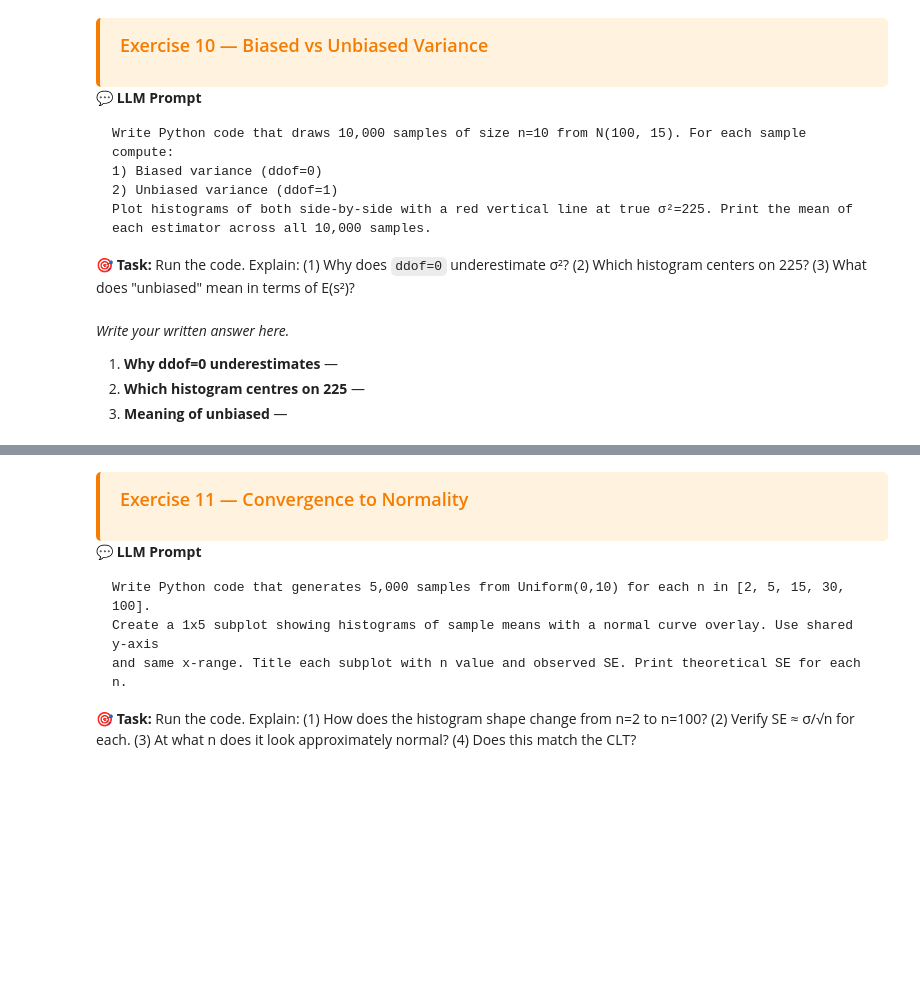
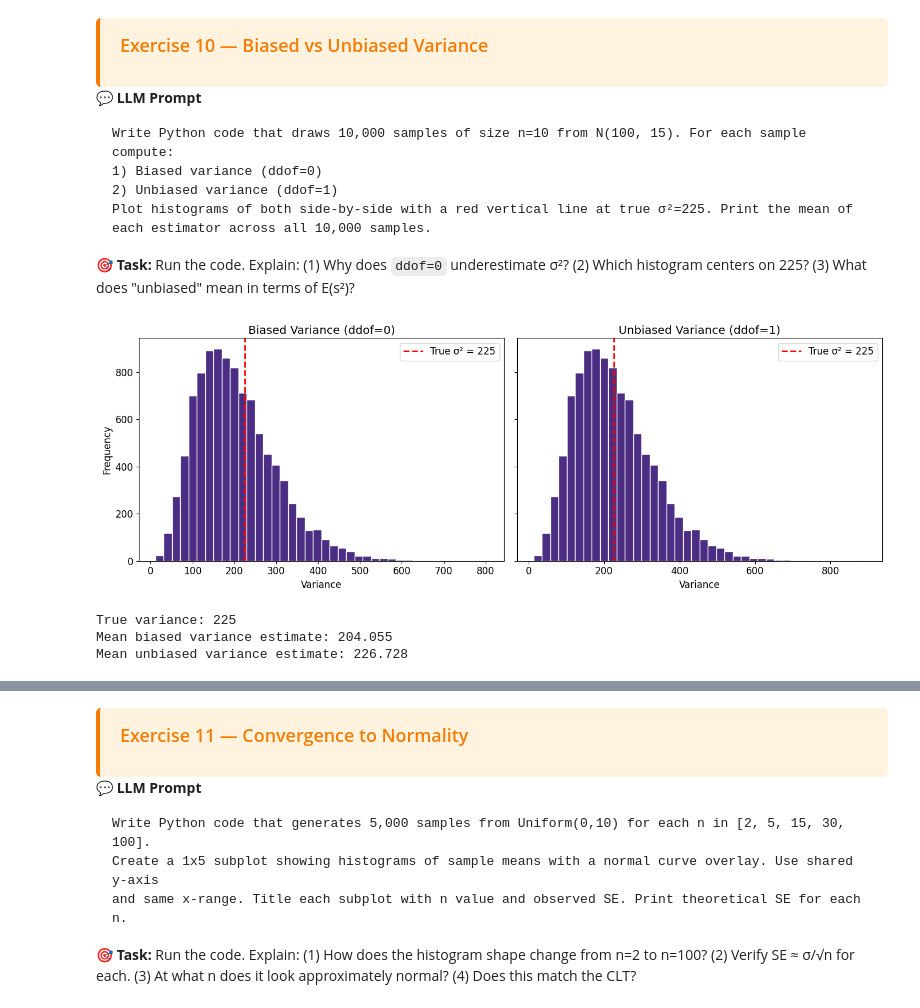
Before and after one commit to ManishSharma2026/BDATA200, a Jupyter notebook: Copy_of_04_data_analysis_statistics.ipynb, the cells around one changed output, grey strips where cells are left out. Drawn from its saved outputs; the diff is of its cells as text; code cells hidden in the pictures; blank space fills up the shorter version.

```diff
--- a/Copy_of_04_data_analysis_statistics.ipynb
+++ b/Copy_of_04_data_analysis_statistics.ipynb
@@ -1000,6 +1126,49 @@ true_var = sigma ** 2
-# %% [markdown]
-*Write your written answer here.*
-
-1. **Why ddof=0 underestimates** —
-2. **Which histogram centres on 225** —
-3. **Meaning of unbiased** —
+# %%
+# Exercise 10 — Your solution below
+mu, sigma, n, reps = 100, 15, 10, 10000
+true_var = sigma ** 2
+
+# --- Your code here ---
+# Exercise 10 — Your solution below
+
+mu, sigma, n, reps = 100, 15, 10, 10000
+true_var = sigma ** 2
+
+biased_vars = []
+unbiased_vars = []
+
+for _ in range(reps):
+    sample = np.random.normal(mu, sigma, n)
+
+    biased_vars.append(np.var(sample, ddof=0))
+    unbiased_vars.append(np.var(sample, ddof=1))
+
+biased_vars = np.array(biased_vars)
+unbiased_vars = np.array(unbiased_vars)
+
+fig, axes = plt.subplots(1, 2, figsize=(14, 5), sharey=True)
+
+axes[0].hist(biased_vars, bins=40, edgecolor='white')
+axes[0].axvline(true_var, color='red', linestyle='--', linewidth=2, label='True σ² = 225')
+axes[0].set_title('Biased Variance (ddof=0)')
+axes[0].set_xlabel('Variance')
+axes[0].set_ylabel('Frequency')
+axes[0].legend()
+
+axes[1].hist(unbiased_vars, bins=40, edgecolor='white')
+axes[1].axvline(true_var, color='red', linestyle='--', linewidth=2, label='True σ² = 225')
+axes[1].set_title('Unbiased Variance (ddof=1)')
+axes[1].set_xlabel('Variance')
+axes[1].legend()
+
+plt.tight_layout()
+plt.show()
+
+print(f"True variance: {true_var}")
+print(f"Mean biased variance estimate: {np.mean(biased_vars):.3f}")
+print(f"Mean unbiased variance estimate: {np.mean(unbiased_vars):.3f}")
+# %% [output]
+[figure, added]
+True variance: 225
+Mean biased variance estimate: 204.055
+Mean unbiased variance estimate: 226.728
```
Also changed, not shown: parts of 34 cells of this notebook.
